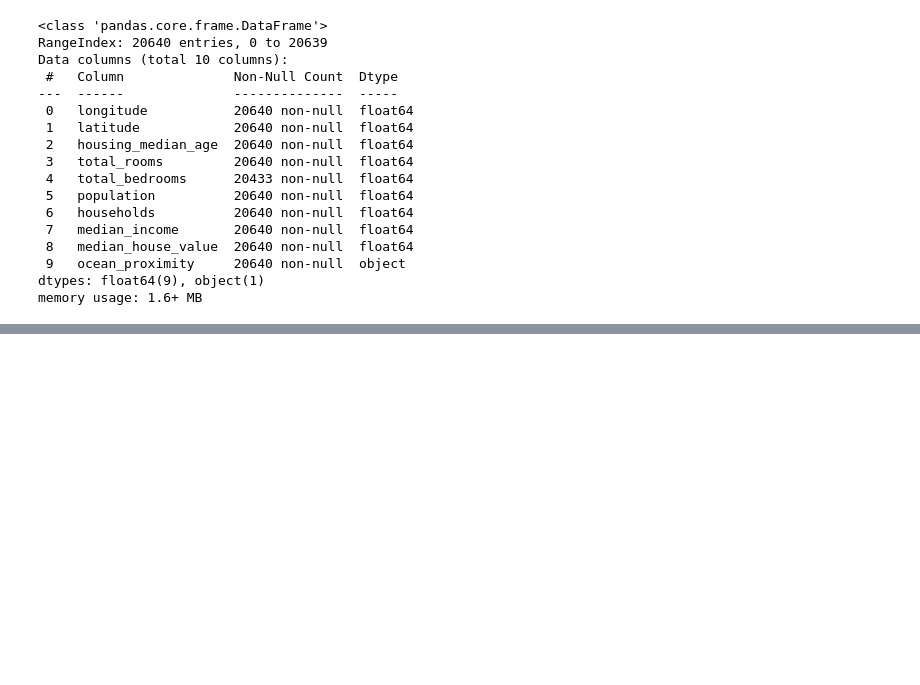
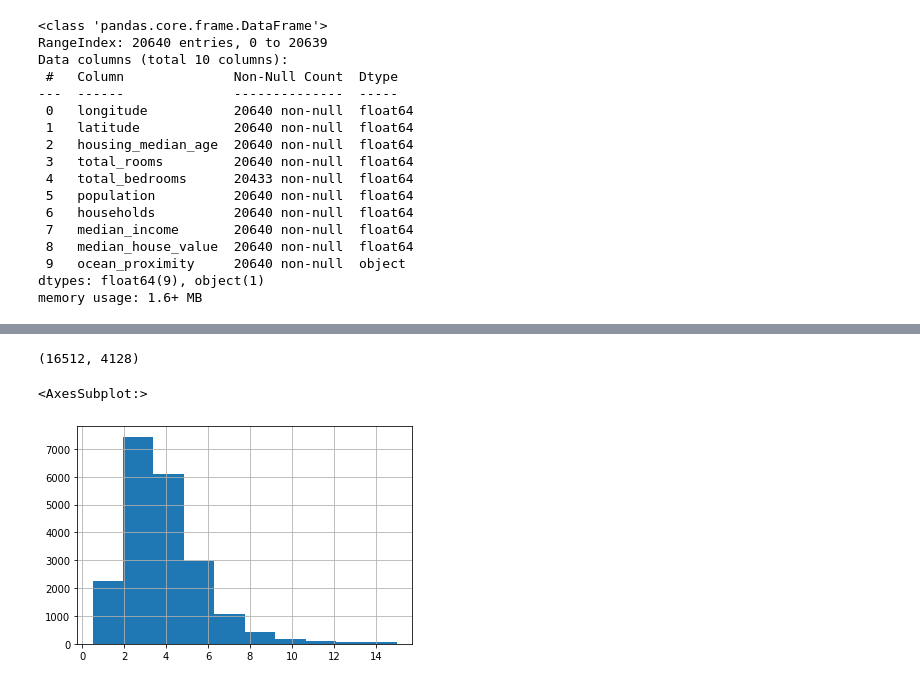
Before and after one commit to You-yongbin/hands-on-machine-learning, a Jupyter notebook: day02.ipynb, the cells around one changed output, grey strips where cells are left out. Saved outputs shown, nothing was run; the diff lists cells and outputs as text; code cells hidden in the pictures; blank space fills up the shorter version.

```diff
--- a/day02.ipynb
+++ b/day02.ipynb
@@ -61,0 +126,10 @@ memory usage: 1.6+ MB
+# %%
+len(train_s), len(test_s)
+# %% [output]
+(16512, 4128)
+# %%
+housing["median_income"].hist()
+# 해석 : 대부분 2 ~ 5 의 값의 분포를 나타낸다.
+# %% [output]
+<AxesSubplot:>
+[figure, added]
```
Also changed, not shown: parts of 48 cells of this notebook.
